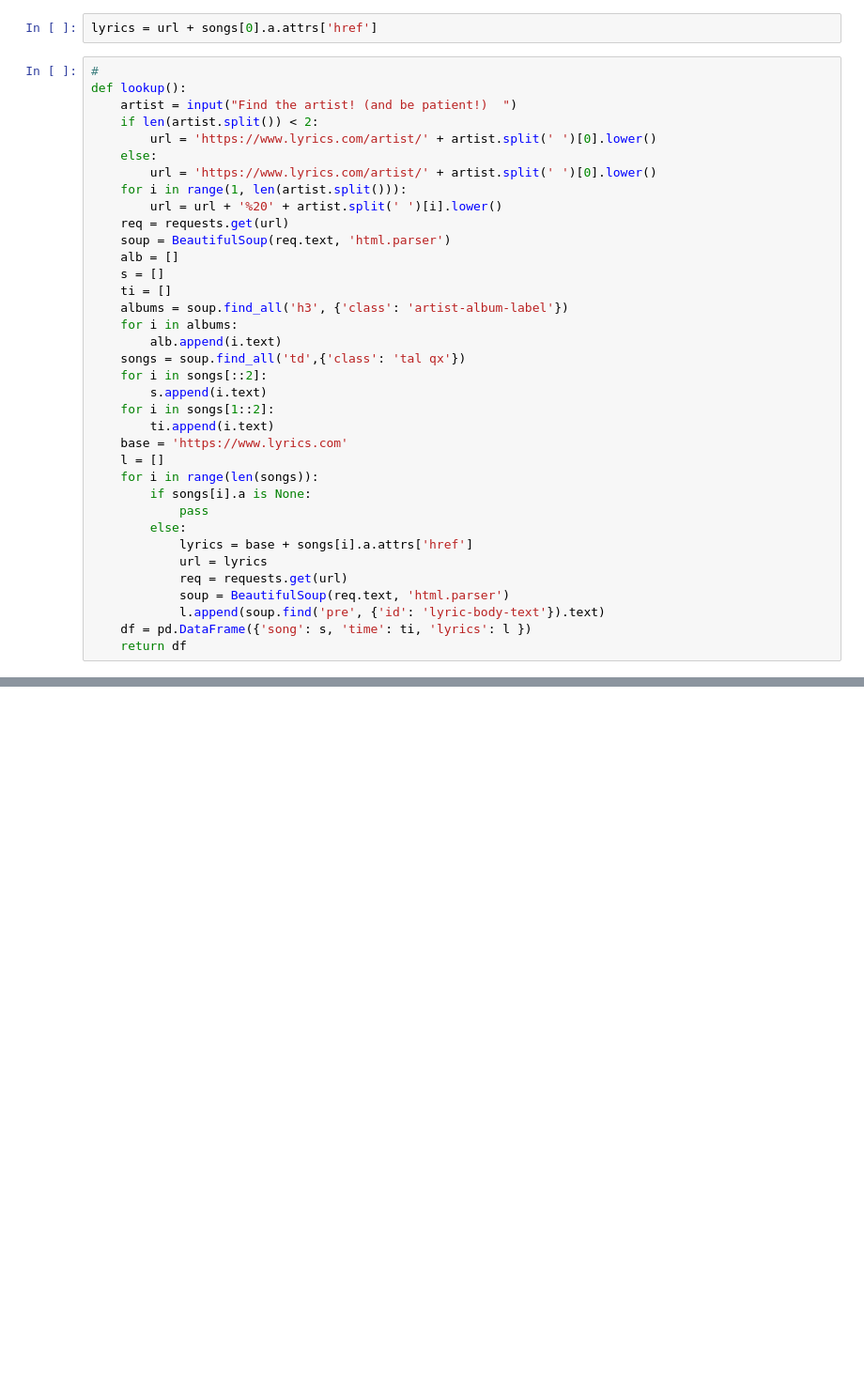
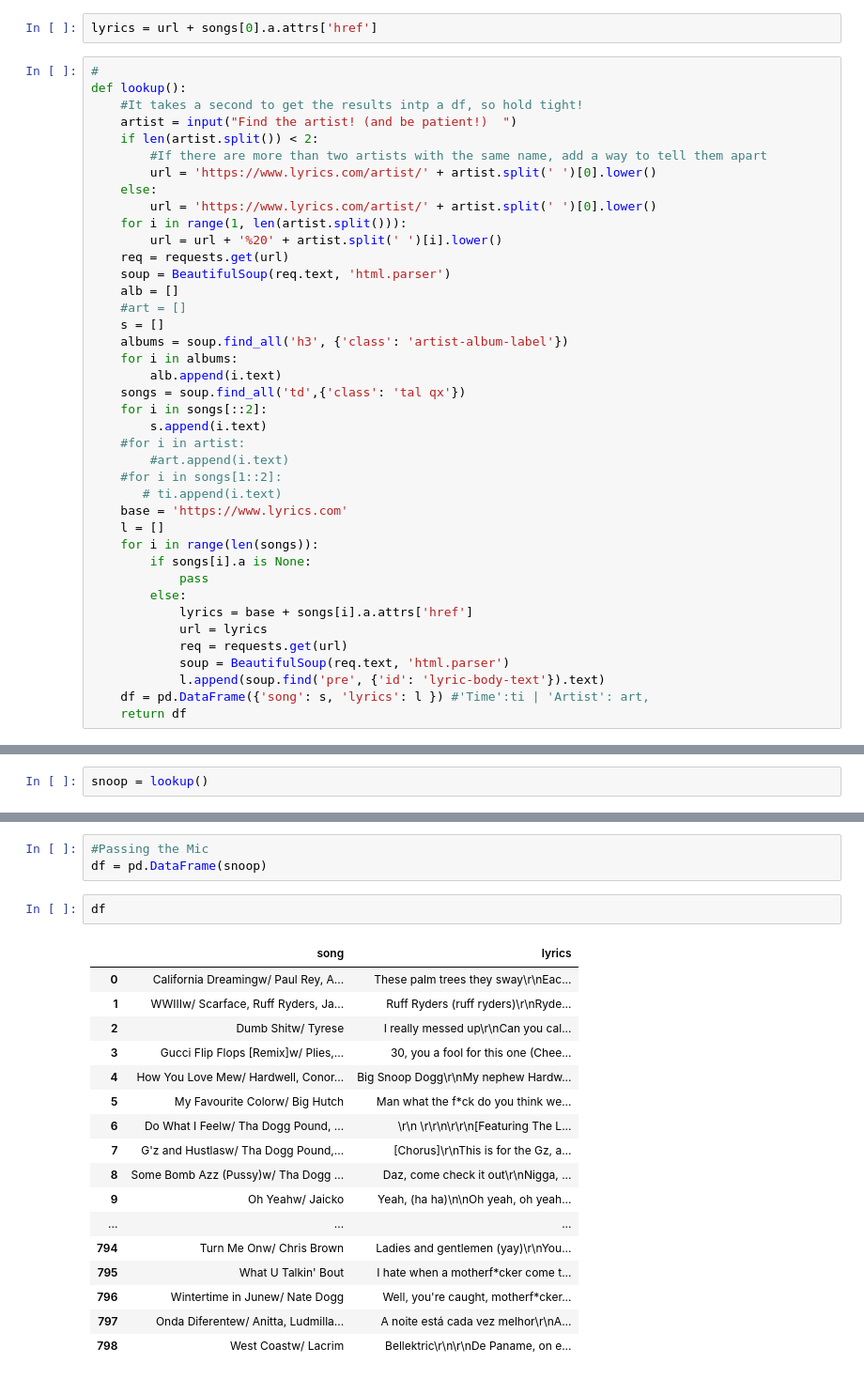
Before and after one commit to cmjordan333/Project-2, a Jupyter notebook: ScrapeLyrics.ipynb, the cells around one changed output, grey strips where cells are left out. Shown at 94% size. Cells and saved outputs as stored; diff of their text form; blank space fills up the shorter version.

```diff
--- a/ScrapeLyrics.ipynb
+++ b/ScrapeLyrics.ipynb
@@ -48,8 +49,10 @@ lyrics = url + songs[0].a.attrs['href']
 # %%
 #
 def lookup():
+    #It takes a second to get the results intp a df, so hold tight!
     artist = input("Find the artist! (and be patient!)  ")
     if len(artist.split()) < 2:
+        #If there are more than two artists with the same name, add a way to tell them apart
         url = 'https://www.lyrics.com/artist/' + artist.split(' ')[0].lower()
     else:
         url = 'https://www.lyrics.com/artist/' + artist.split(' ')[0].lower()
@@ -58,16 +61,18 @@ def lookup():
     req = requests.get(url)
     soup = BeautifulSoup(req.text, 'html.parser')
     alb = []
+    #art = []
     s = []
-    ti = []
     albums = soup.find_all('h3', {'class': 'artist-album-label'})
     for i in albums:
         alb.append(i.text)
     songs = soup.find_all('td',{'class': 'tal qx'})
     for i in songs[::2]:
         s.append(i.text)
-    for i in songs[1::2]:
-        ti.append(i.text)
+    #for i in artist:
+        #art.append(i.text)
+    #for i in songs[1::2]:
+       # ti.append(i.text)
     base = 'https://www.lyrics.com'
     l = []
     for i in range(len(songs)):
@@ -79,5 +84,5 @@ def lookup():
             req = requests.get(url)
             soup = BeautifulSoup(req.text, 'html.parser')
             l.append(soup.find('pre', {'id': 'lyric-body-text'}).text)
-    df = pd.DataFrame({'song': s, 'time': ti, 'lyrics': l })
+    df = pd.DataFrame({'song': s, 'lyrics': l }) #'Time':ti | 'Artist': art,
     return df
@@ -105,0 +112,2 @@ Find the artist! (and be patient!)  Tupac+Shakur
+# %%
+snoop = lookup()
@@ -105,0 +120,23 @@ Find the artist! (and be patient!)  Tupac+Shakur
+# %%
+#Passing the Mic
+df = pd.DataFrame(snoop)
+# %%
+df
+# %% [output]
+|  | song | lyrics |
+| 0 | California Dreamingw/ Paul Rey, A... | These palm trees they sway\r\nEac... |
+| 1 | WWIIIw/ Scarface, Ruff Ryders, Ja... | Ruff Ryders (ruff ryders)\r\nRyde... |
+| 2 | Dumb Shitw/ Tyrese | I really messed up\r\nCan you cal... |
+| 3 | Gucci Flip Flops [Remix]w/ Plies,... | 30, you a fool for this one (Chee... |
+| 4 | How You Love Mew/ Hardwell, Conor... | Big Snoop Dogg\r\nMy nephew Hardw... |
+| 5 | My Favourite Colorw/ Big Hutch | Man what the f*ck do you think we... |
+| 6 | Do What I Feelw/ Tha Dogg Pound, ... | \r\n \r\r\n\r\r\n[Featuring The L... |
+| 7 | G'z and Hustlasw/ Tha Dogg Pound,... | [Chorus]\r\nThis is for the Gz, a... |
+| 8 | Some Bomb Azz (Pussy)w/ Tha Dogg ... | Daz, come check it out\r\nNigga, ... |
+| 9 | Oh Yeahw/ Jaicko | Yeah, (ha ha)\n\nOh yeah, oh yeah... |
+| ... | ... | ... |
+| 794 | Turn Me Onw/ Chris Brown | Ladies and gentlemen (yay)\r\nYou... |
+| 795 | What U Talkin' Bout | I hate when a motherf*cker come t... |
+| 796 | Wintertime in Junew/ Nate Dogg | Well, you're caught, motherf*cker... |
+| 797 | Onda Diferentew/ Anitta, Ludmilla... | A noite está cada vez melhor\r\nA... |
+| 798 | West Coastw/ Lacrim | Bellektric\r\n\r\nDe Paname, on e... |
```
Also changed, not shown: parts of 18 cells of this notebook, 4 other files.
